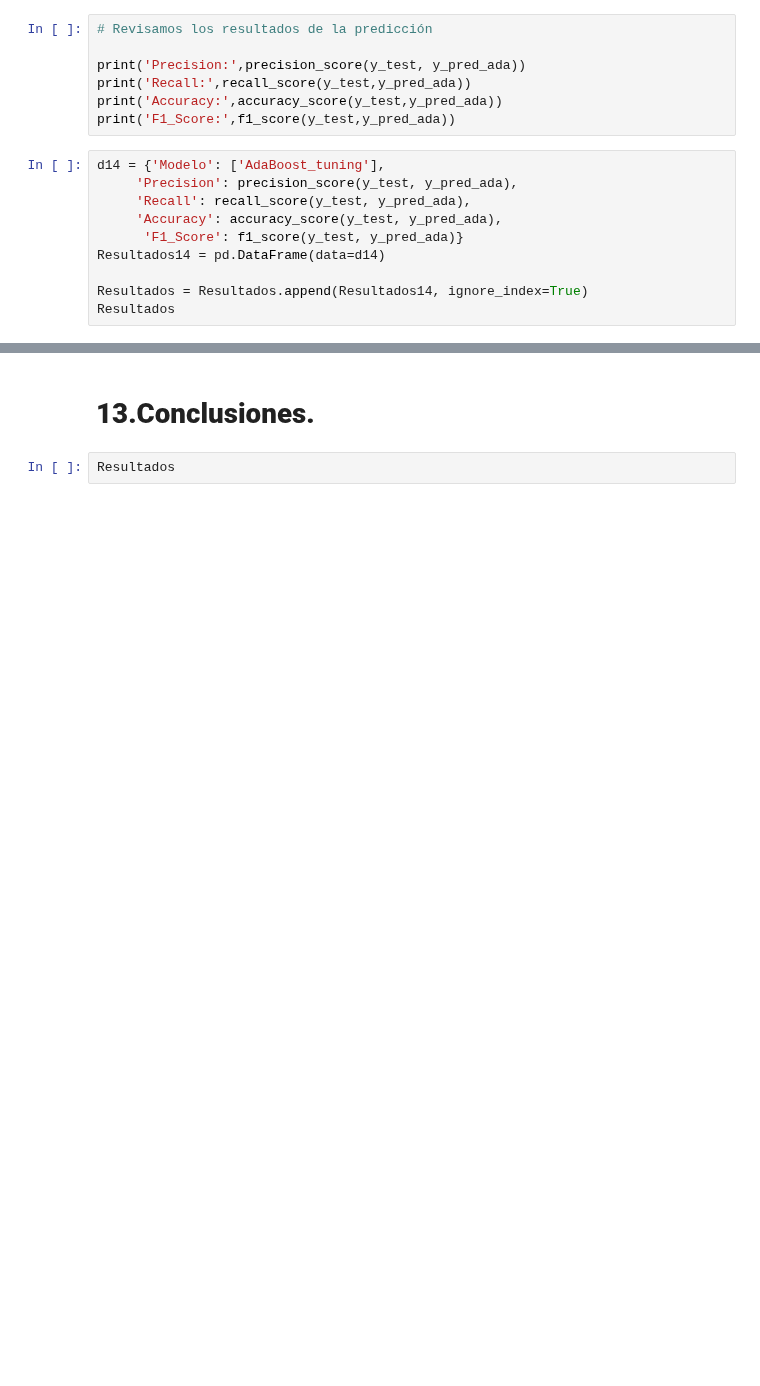
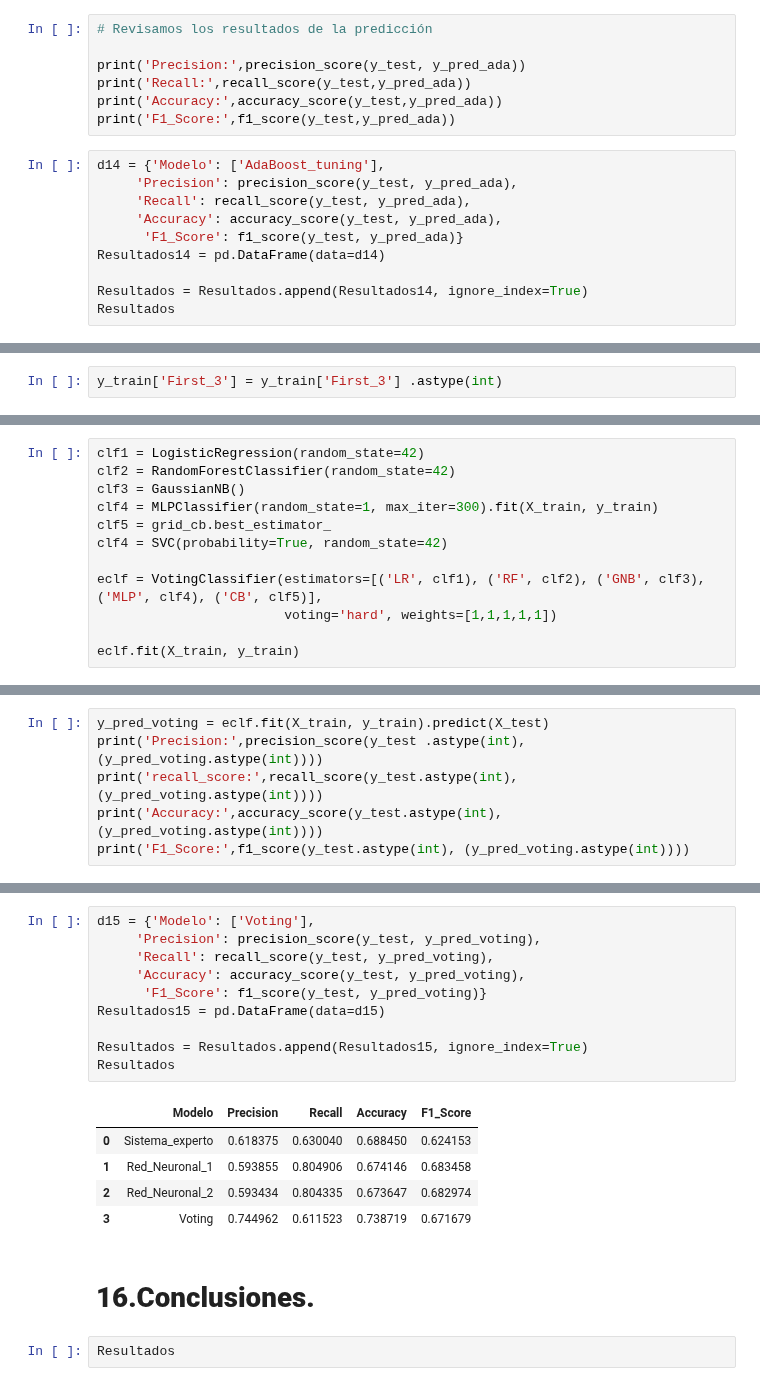
Before and after one commit to jsebastianquiroga/Big_Data-_Derby_2022_SI, a Jupyter notebook: Notebooks/sistemas_inteligentes.ipynb, the cells around one changed output, grey strips where cells are left out. Saved outputs shown, nothing was run; the diff lists cells and outputs as text; blank space fills up the shorter version.

```diff
--- a/Notebooks/sistemas_inteligentes.ipynb
+++ b/Notebooks/sistemas_inteligentes.ipynb
@@ -2248,0 +2337,2 @@ Resultados
+# %%
+y_train['First_3'] = y_train['First_3'] .astype(int)
@@ -2248,0 +2407,12 @@ Resultados
+# %%
+clf1 = LogisticRegression(random_state=42)
+clf2 = RandomForestClassifier(random_state=42)
+clf3 = GaussianNB()
+clf4 = MLPClassifier(random_state=1, max_iter=300).fit(X_train, y_train)
+clf5 = grid_cb.best_estimator_
+clf4 = SVC(probability=True, random_state=42)
+
+eclf = VotingClassifier(estimators=[('LR', clf1), ('RF', clf2), ('GNB', clf3), ('MLP', clf4), ('CB', clf5)],
+                        voting='hard', weights=[1,1,1,1,1])
+
+eclf.fit(X_train, y_train)
@@ -2248,0 +2451,6 @@ Resultados
+# %%
+y_pred_voting = eclf.fit(X_train, y_train).predict(X_test)
+print('Precision:',precision_score(y_test .astype(int), (y_pred_voting.astype(int))))
+print('recall_score:',recall_score(y_test.astype(int), (y_pred_voting.astype(int))))
+print('Accuracy:',accuracy_score(y_test.astype(int), (y_pred_voting.astype(int))))
+print('F1_Score:',f1_score(y_test.astype(int), (y_pred_voting.astype(int))))
@@ -2249,4 +2482,20 @@ Resultados
+# %%
+d15 = {'Modelo': ['Voting'],
+     'Precision': precision_score(y_test, y_pred_voting),
+     'Recall': recall_score(y_test, y_pred_voting),
+     'Accuracy': accuracy_score(y_test, y_pred_voting),
+      'F1_Score': f1_score(y_test, y_pred_voting)}
+Resultados15 = pd.DataFrame(data=d15)
+
+Resultados = Resultados.append(Resultados15, ignore_index=True)
+Resultados
+# %% [output]
+|  | Modelo | Precision | Recall | Accuracy | F1_Score |
+| 0 | Sistema_experto | 0.618375 | 0.630040 | 0.688450 | 0.624153 |
+| 1 | Red_Neuronal_1 | 0.593855 | 0.804906 | 0.674146 | 0.683458 |
+| 2 | Red_Neuronal_2 | 0.593434 | 0.804335 | 0.673647 | 0.682974 |
+| 3 | Voting | 0.744962 | 0.611523 | 0.738719 | 0.671679 |
 # %% [markdown]
-# <h1><strong>13.Conclusiones.</strong></h1>
+# <h1><strong>16.Conclusiones.</strong></h1>
 # %%
 Resultados
```
Also changed, not shown: parts of 11 cells of this notebook.
